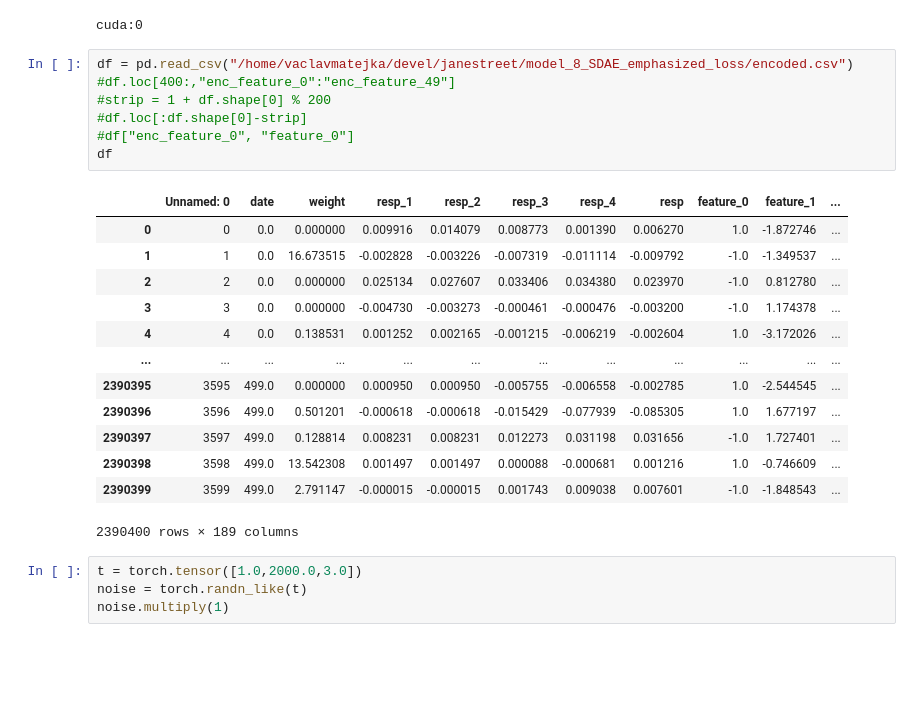
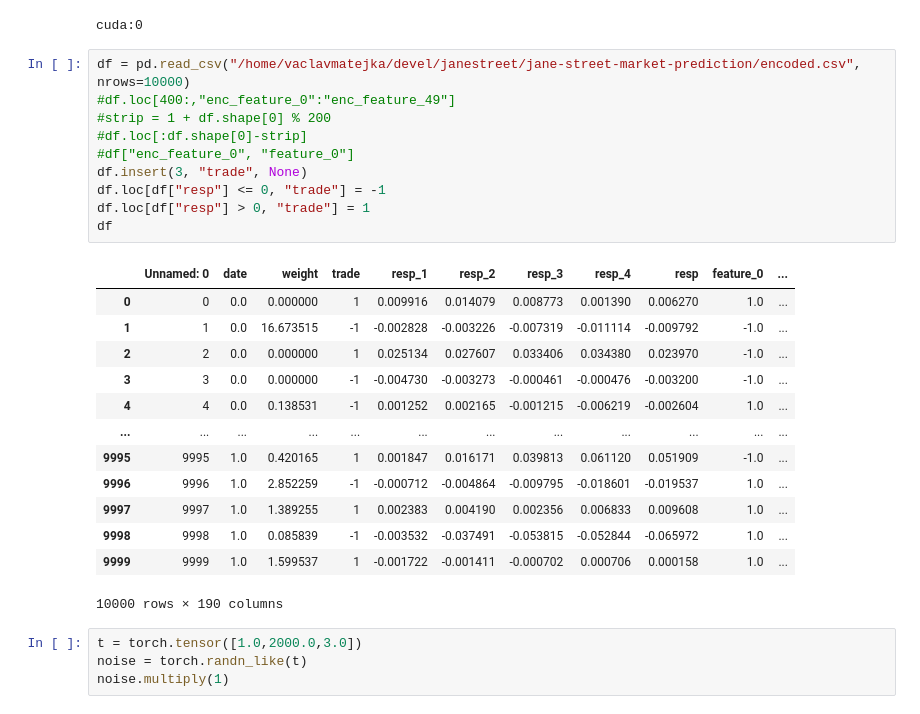
Before and after one commit to mcXrd/janestreet, a Jupyter notebook: janestreet_1.ipynb, the cells around one changed output. Saved outputs shown, nothing was run; the diff lists cells and outputs as text; blank space fills up the shorter version.

Commit message:
prediction regerssion model

```diff
--- a/janestreet_1.ipynb
+++ b/janestreet_1.ipynb
@@ -12,26 +12,29 @@ print(device)
 # %% [output]
 cuda:0
 # %%
-df = pd.read_csv("/home/vaclavmatejka/devel/janestreet/model_8_SDAE_emphasized_loss/encoded.csv")
+df = pd.read_csv("/home/vaclavmatejka/devel/janestreet/jane-street-market-prediction/encoded.csv", nrows=10000)
 #df.loc[400:,"enc_feature_0":"enc_feature_49"]
 #strip = 1 + df.shape[0] % 200
 #df.loc[:df.shape[0]-strip]
 #df["enc_feature_0", "feature_0"]
+df.insert(3, "trade", None)
+df.loc[df["resp"] <= 0, "trade"] = -1
+df.loc[df["resp"] > 0, "trade"] = 1
 df
 # %% [output]
-|  | Unnamed: 0 | date | weight | resp_1 | resp_2 | resp_3 | resp_4 | resp | feature_0 | feature_1 | ... |
-| 0 | 0 | 0.0 | 0.000000 | 0.009916 | 0.014079 | 0.008773 | 0.001390 | 0.006270 | 1.0 | -1.872746 | ... |
-| 1 | 1 | 0.0 | 16.673515 | -0.002828 | -0.003226 | -0.007319 | -0.011114 | -0.009792 | -1.0 | -1.349537 | ... |
-| 2 | 2 | 0.0 | 0.000000 | 0.025134 | 0.027607 | 0.033406 | 0.034380 | 0.023970 | -1.0 | 0.812780 | ... |
-| 3 | 3 | 0.0 | 0.000000 | -0.004730 | -0.003273 | -0.000461 | -0.000476 | -0.003200 | -1.0 | 1.174378 | ... |
-| 4 | 4 | 0.0 | 0.138531 | 0.001252 | 0.002165 | -0.001215 | -0.006219 | -0.002604 | 1.0 | -3.172026 | ... |
+|  | Unnamed: 0 | date | weight | trade | resp_1 | resp_2 | resp_3 | resp_4 | resp | feature_0 | ... |
+| 0 | 0 | 0.0 | 0.000000 | 1 | 0.009916 | 0.014079 | 0.008773 | 0.001390 | 0.006270 | 1.0 | ... |
+| 1 | 1 | 0.0 | 16.673515 | -1 | -0.002828 | -0.003226 | -0.007319 | -0.011114 | -0.009792 | -1.0 | ... |
+| 2 | 2 | 0.0 | 0.000000 | 1 | 0.025134 | 0.027607 | 0.033406 | 0.034380 | 0.023970 | -1.0 | ... |
+| 3 | 3 | 0.0 | 0.000000 | -1 | -0.004730 | -0.003273 | -0.000461 | -0.000476 | -0.003200 | -1.0 | ... |
+| 4 | 4 | 0.0 | 0.138531 | -1 | 0.001252 | 0.002165 | -0.001215 | -0.006219 | -0.002604 | 1.0 | ... |
 | ... | ... | ... | ... | ... | ... | ... | ... | ... | ... | ... | ... |
-| 2390395 | 3595 | 499.0 | 0.000000 | 0.000950 | 0.000950 | -0.005755 | -0.006558 | -0.002785 | 1.0 | -2.544545 | ... |
-| 2390396 | 3596 | 499.0 | 0.501201 | -0.000618 | -0.000618 | -0.015429 | -0.077939 | -0.085305 | 1.0 | 1.677197 | ... |
-| 2390397 | 3597 | 499.0 | 0.128814 | 0.008231 | 0.008231 | 0.012273 | 0.031198 | 0.031656 | -1.0 | 1.727401 | ... |
-| 2390398 | 3598 | 499.0 | 13.542308 | 0.001497 | 0.001497 | 0.000088 | -0.000681 | 0.001216 | 1.0 | -0.746609 | ... |
-| 2390399 | 3599 | 499.0 | 2.791147 | -0.000015 | -0.000015 | 0.001743 | 0.009038 | 0.007601 | -1.0 | -1.848543 | ... |
+| 9995 | 9995 | 1.0 | 0.420165 | 1 | 0.001847 | 0.016171 | 0.039813 | 0.061120 | 0.051909 | -1.0 | ... |
+| 9996 | 9996 | 1.0 | 2.852259 | -1 | -0.000712 | -0.004864 | -0.009795 | -0.018601 | -0.019537 | 1.0 | ... |
+| 9997 | 9997 | 1.0 | 1.389255 | 1 | 0.002383 | 0.004190 | 0.002356 | 0.006833 | 0.009608 | 1.0 | ... |
+| 9998 | 9998 | 1.0 | 0.085839 | -1 | -0.003532 | -0.037491 | -0.053815 | -0.052844 | -0.065972 | 1.0 | ... |
+| 9999 | 9999 | 1.0 | 1.599537 | 1 | -0.001722 | -0.001411 | -0.000702 | 0.000706 | 0.000158 | 1.0 | ... |
-2390400 rows × 189 columns
+10000 rows × 190 columns
 # %%
 t = torch.tensor([1.0,2000.0,3.0])
 noise = torch.randn_like(t)
```
Also changed, not shown: 1 other file.
